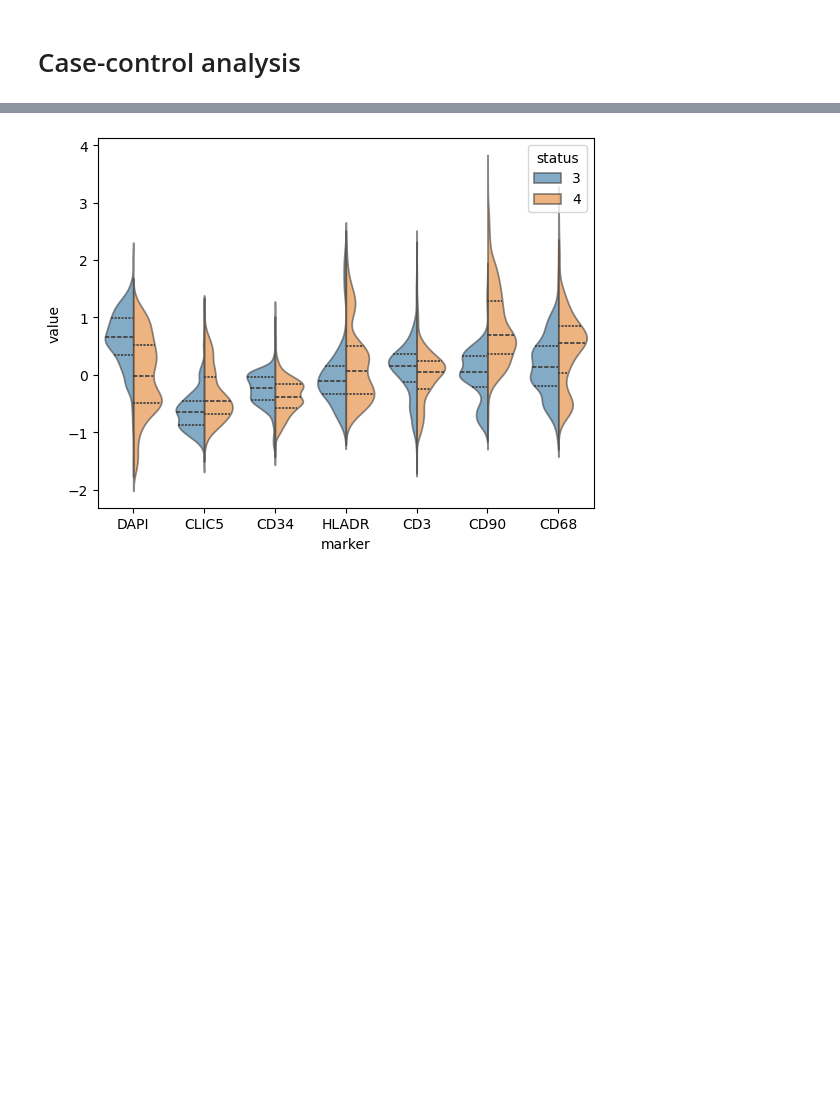
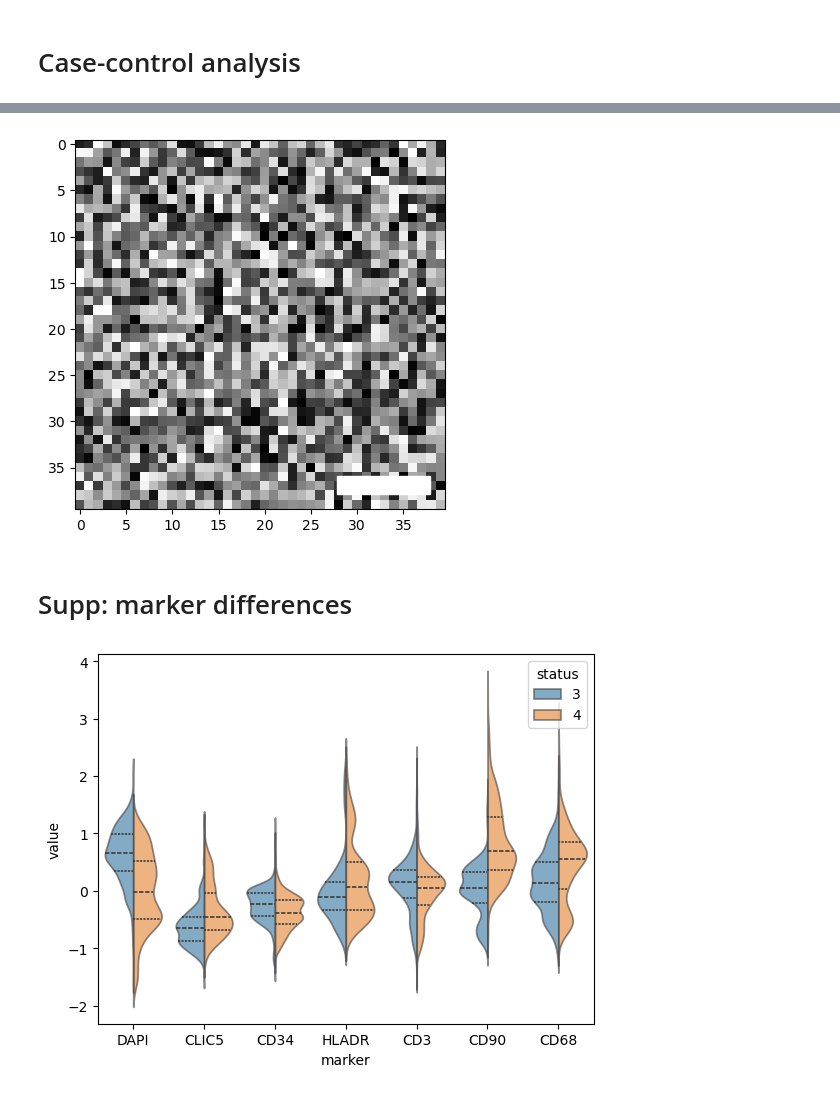
Before and after one commit to yakirr/vimapaper, a Jupyter notebook: RA/RA.3.makefigs.ipynb, the cells around one changed output, grey strips where cells are left out. Saved outputs shown, nothing was run; the diff lists cells and outputs as text; code cells hidden in the pictures; blank space fills up the shorter version.

```diff
--- a/RA/RA.3.makefigs.ipynb
+++ b/RA/RA.3.makefigs.ipynb
@@ -515,0 +494,24 @@ plt.show()
+# %%
+import matplotlib.pyplot as plt
+from mpl_toolkits.axes_grid1.anchored_artists import AnchoredSizeBar
+import numpy as np
+
+# Example image
+image = np.random.random((40, 40))  # Replace with your image
+
+# Create the figure and axis
+fig, ax = plt.subplots()
+im = ax.imshow(image, cmap='gray')
+
+# Add a scalebar
+scalebar = AnchoredSizeBar(ax.transData,
+            10, '', 'lower right', label_top=True, pad=1, color='white', frameon=False, size_vertical=2)
+            # bbox_to_anchor=(0, 0), bbox_transform=axs[-1,-1].transAxes, borderpad=0)
+ax.add_artist(scalebar)
+
+# Display the plot
+plt.show()
+# %% [output]
+[figure, added]
+# %% [markdown]
+# Supp: marker differences
```
Also changed, not shown: parts of 6 cells of this notebook, 4 other files.
